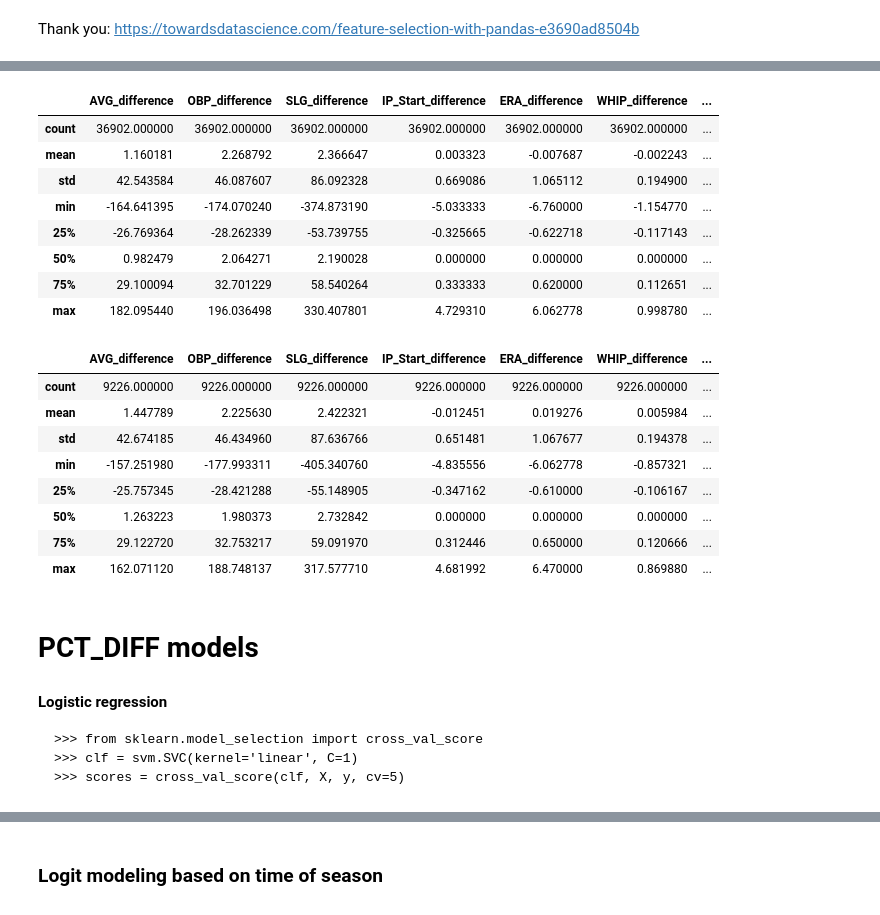
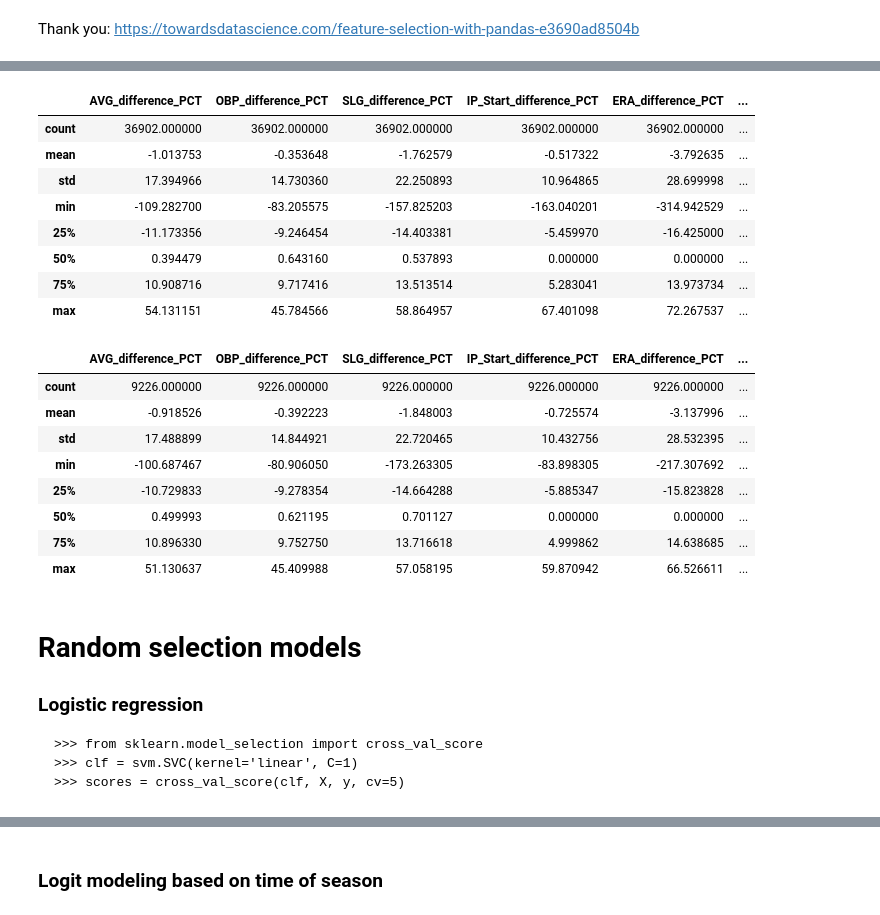
Before and after one commit to andrew-cui/mlb-game-prediction, a Jupyter notebook: models/ml-modeling.ipynb, the cells around one changed output, grey strips where cells are left out. Cells and saved outputs as stored; diff of their text form; code cells hidden in the pictures.

````diff
--- a/models/ml-modeling.ipynb
+++ b/models/ml-modeling.ipynb
@@ -35,0 +14,5 @@ features
+# %%
+MLB_DF['home_ISO'] = MLB_DF['home_SLG'] - MLB_DF['home_AVG']
+MLB_DF['away_ISO'] = MLB_DF['away_SLG'] - MLB_DF['away_AVG']
+MLB_DF['ISO_difference'] = MLB_DF['home_ISO'] - MLB_DF['away_ISO']
+MLB_DF['ISO_difference_PCT'] = (MLB_DF['home_ISO'] - MLB_DF['away_ISO'])/ MLB_DF['home_ISO']*100
@@ -35,0 +31,19 @@ features
+# %%
+def create_features(data, pct = True):
+    features = data.drop(labels =
+                       ['dt', 'Y', 'M', 'D', 'away_team',
+                        'home_team', 'away_pitcher_id', 'home_pitcher_id',
+                       'date'],
+                      axis = 1)
+    features['rest_difference'] = features['home_rest'] - features['away_rest']
+    features['ELO_difference_PCT'] = features['ELO_difference']/features['home_ELO']*100
+    if (pct == True):
+        PCT_DIFF = features[[i for i in list(features) if 'PCT' in i] + ['rest_difference', 'outcome']]
+        PCT_DIFF_features = [i for i in list(features) if 'PCT' in i] + ['rest_difference']
+        return PCT_DIFF[PCT_DIFF_features], PCT_DIFF['outcome']
+    else:
+        DIFF = features[[i for i in list(features) if
+                         (('difference' in i) and ('PCT' not in i))] + ['outcome']]
+        DIFF_features = [i for i in list(features) if
+                        (('difference' in i) and ('PCT' not in i))] + []
+        return DIFF[DIFF_features], DIFF['outcome']
@@ -36,2 +89,6 @@ features
+# %%
+# standard features
+features = create_features(MLB_DF)
+X, Y = features[0], features[1]
 # %% [markdown]
 ### Brief EDA
@@ -105,5 +139,5 @@ DIFF_features = [i for i in list(features) if (('difference' in i) & ('PCT' not
 # %%
 # PCT DIFF
-x1_train, x1_test, y1_train, y1_test = train_test_split(
-    PCT_DIFF[PCT_DIFF_features], PCT_DIFF['outcome'], test_size = 0.2, random_state = 499
+x_train, x_test, y_train, y_test = train_test_split(
+    X, Y, test_size = 0.2, random_state = 499
 )
@@ -115,31 +144,31 @@ x2_train, x2_test, y2_train, y2_test = train_test_split(
 # %%
-x2_train.describe()
+x_train.describe()
 # %% [output]
-|  | AVG_difference | OBP_difference | SLG_difference | IP_Start_difference | ERA_difference | WHIP_difference | ... |
-| count | 36902.000000 | 36902.000000 | 36902.000000 | 36902.000000 | 36902.000000 | 36902.000000 | ... |
-| mean | 1.160181 | 2.268792 | 2.366647 | 0.003323 | -0.007687 | -0.002243 | ... |
-| std | 42.543584 | 46.087607 | 86.092328 | 0.669086 | 1.065112 | 0.194900 | ... |
-| min | -164.641395 | -174.070240 | -374.873190 | -5.033333 | -6.760000 | -1.154770 | ... |
-| 25% | -26.769364 | -28.262339 | -53.739755 | -0.325665 | -0.622718 | -0.117143 | ... |
-| 50% | 0.982479 | 2.064271 | 2.190028 | 0.000000 | 0.000000 | 0.000000 | ... |
-| 75% | 29.100094 | 32.701229 | 58.540264 | 0.333333 | 0.620000 | 0.112651 | ... |
-| max | 182.095440 | 196.036498 | 330.407801 | 4.729310 | 6.062778 | 0.998780 | ... |
+|  | AVG_difference_PCT | OBP_difference_PCT | SLG_difference_PCT | IP_Start_difference_PCT | ERA_difference_PCT | ... |
+| count | 36902.000000 | 36902.000000 | 36902.000000 | 36902.000000 | 36902.000000 | ... |
+| mean | -1.013753 | -0.353648 | -1.762579 | -0.517322 | -3.792635 | ... |
+| std | 17.394966 | 14.730360 | 22.250893 | 10.964865 | 28.699998 | ... |
+| min | -109.282700 | -83.205575 | -157.825203 | -163.040201 | -314.942529 | ... |
+| 25% | -11.173356 | -9.246454 | -14.403381 | -5.459970 | -16.425000 | ... |
+| 50% | 0.394479 | 0.643160 | 0.537893 | 0.000000 | 0.000000 | ... |
+| 75% | 10.908716 | 9.717416 | 13.513514 | 5.283041 | 13.973734 | ... |
+| max | 54.131151 | 45.784566 | 58.864957 | 67.401098 | 72.267537 | ... |
 # %%
-x2_test.describe()
+x_test.describe()
 # %% [output]
-|  | AVG_difference | OBP_difference | SLG_difference | IP_Start_difference | ERA_difference | WHIP_difference | ... |
-| count | 9226.000000 | 9226.000000 | 9226.000000 | 9226.000000 | 9226.000000 | 9226.000000 | ... |
-| mean | 1.447789 | 2.225630 | 2.422321 | -0.012451 | 0.019276 | 0.005984 | ... |
-| std | 42.674185 | 46.434960 | 87.636766 | 0.651481 | 1.067677 | 0.194378 | ... |
-| min | -157.251980 | -177.993311 | -405.340760 | -4.835556 | -6.062778 | -0.857321 | ... |
-| 25% | -25.757345 | -28.421288 | -55.148905 | -0.347162 | -0.610000 | -0.106167 | ... |
-| 50% | 1.263223 | 1.980373 | 2.732842 | 0.000000 | 0.000000 | 0.000000 | ... |
-| 75% | 29.122720 | 32.753217 | 59.091970 | 0.312446 | 0.650000 | 0.120666 | ... |
-| max | 162.071120 | 188.748137 | 317.577710 | 4.681992 | 6.470000 | 0.869880 | ... |
+|  | AVG_difference_PCT | OBP_difference_PCT | SLG_difference_PCT | IP_Start_difference_PCT | ERA_difference_PCT | ... |
+| count | 9226.000000 | 9226.000000 | 9226.000000 | 9226.000000 | 9226.000000 | ... |
+| mean | -0.918526 | -0.392223 | -1.848003 | -0.725574 | -3.137996 | ... |
+| std | 17.488899 | 14.844921 | 22.720465 | 10.432756 | 28.532395 | ... |
+| min | -100.687467 | -80.906050 | -173.263305 | -83.898305 | -217.307692 | ... |
+| 25% | -10.729833 | -9.278354 | -14.664288 | -5.885347 | -15.823828 | ... |
+| 50% | 0.499993 | 0.621195 | 0.701127 | 0.000000 | 0.000000 | ... |
+| 75% | 10.896330 | 9.752750 | 13.716618 | 4.999862 | 14.638685 | ... |
+| max | 51.130637 | 45.409988 | 57.058195 | 59.870942 | 66.526611 | ... |
 # %% [markdown]
-# PCT_DIFF models
+# Random selection models
 
-#### Logistic regression
+### Logistic regression
 
 ```
 >>> from sklearn.model_selection import cross_val_score
````
Also changed, not shown: parts of 159 cells of this notebook, 34 other files.
